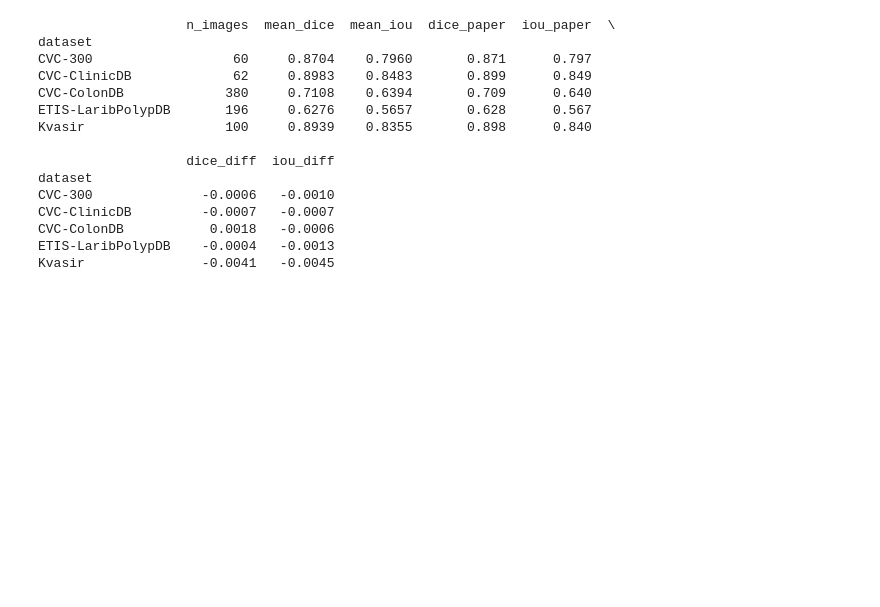
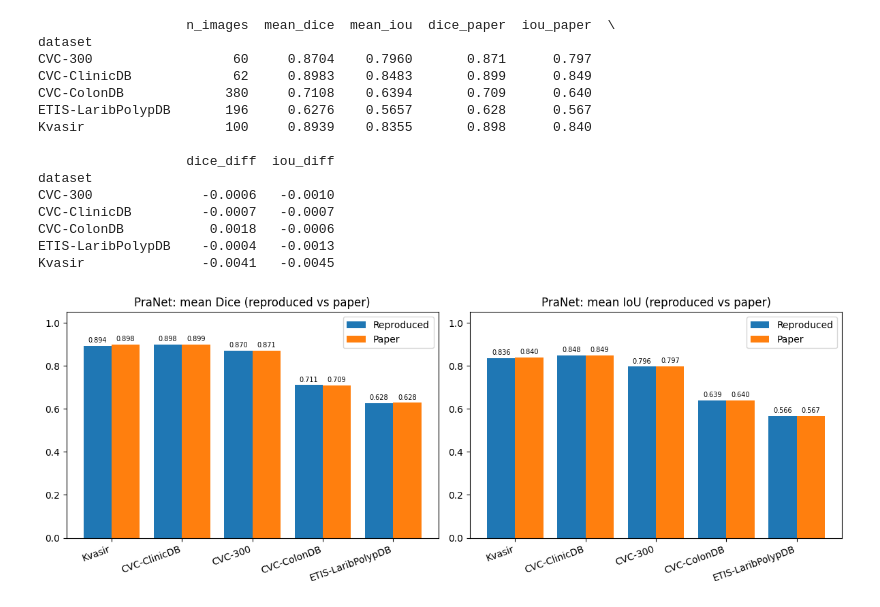
Before and after one commit to ounissinour/PolypVision, a Jupyter notebook: notebooks/01_PraNet_Reproduction.ipynb, the cells around one changed output. Drawn from its saved outputs; the diff is of its cells as text; code cells hidden in the pictures; blank space fills up the shorter version.

```diff
--- a/notebooks/01_PraNet_Reproduction.ipynb
+++ b/notebooks/01_PraNet_Reproduction.ipynb
@@ -271,15 +271,3 @@ for ds in ['Kvasir', 'CVC-ClinicDB']:
 [figure]
 [figure]
 [figure]
-# %%
-import numpy as np
-fig, ax = plt.subplots(1, 2, figsize=(9, 4))
-for a, metric in zip(ax, ['Dice', 'IoU']):
-    x = np.arange(len(table))
-    a.bar(x - 0.2, table[f'{metric} (reproduced)'], 0.4, label='Reproduced')
-    a.bar(x + 0.2, table[f'{metric} (paper)'],      0.4, label='Paper')
-    a.set_xticks(x); a.set_xticklabels(table.index)
-    a.set_ylim(0.8, 0.95); a.set_title(f'Mean {metric}'); a.legend()
-plt.tight_layout()
-plt.savefig(f'{out}/pranet_vs_paper.png', dpi=200, bbox_inches='tight')
-plt.show()
@@ -459,3 +438,35 @@ CVC-ClinicDB         -0.0007   -0.0007
 CVC-ColonDB           0.0018   -0.0006
 ETIS-LaribPolypDB    -0.0004   -0.0013
 Kvasir               -0.0041   -0.0045
+# %%
+import os
+import numpy as np
+import pandas as pd
+import matplotlib.pyplot as plt
+
+base = '/content/drive/MyDrive/PolypVision'
+out  = f'{base}/figures'
+os.makedirs(out, exist_ok=True)
+
+t = pd.read_csv(f'{base}/results/pranet_vs_paper_5datasets.csv', index_col='dataset')
+order = ['Kvasir', 'CVC-ClinicDB', 'CVC-300', 'CVC-ColonDB', 'ETIS-LaribPolypDB']
+t = t.loc[order]
+
+fig, ax = plt.subplots(1, 2, figsize=(12, 4.5))
+for a, (name, ours, paper) in zip(ax, [('Dice', 'mean_dice', 'dice_paper'),
+                                       ('IoU',  'mean_iou',  'iou_paper')]):
+    x = np.arange(len(t))
+    b1 = a.bar(x - 0.2, t[ours],  0.4, label='Reproduced')
+    b2 = a.bar(x + 0.2, t[paper], 0.4, label='Paper')
+    a.bar_label(b1, fmt='%.3f', fontsize=7, padding=2)
+    a.bar_label(b2, fmt='%.3f', fontsize=7, padding=2)
+    a.set_xticks(x)
+    a.set_xticklabels(t.index, rotation=20, ha='right')
+    a.set_ylim(0, 1.05)
+    a.set_title(f'PraNet: mean {name} (reproduced vs paper)')
+    a.legend(loc='upper right')
+plt.tight_layout()
+plt.savefig(f'{out}/pranet_vs_paper.png', dpi=200, bbox_inches='tight')
+plt.show()
+# %% [output]
+[figure, added]
```
Also changed, not shown: parts of 2 cells of this notebook.
